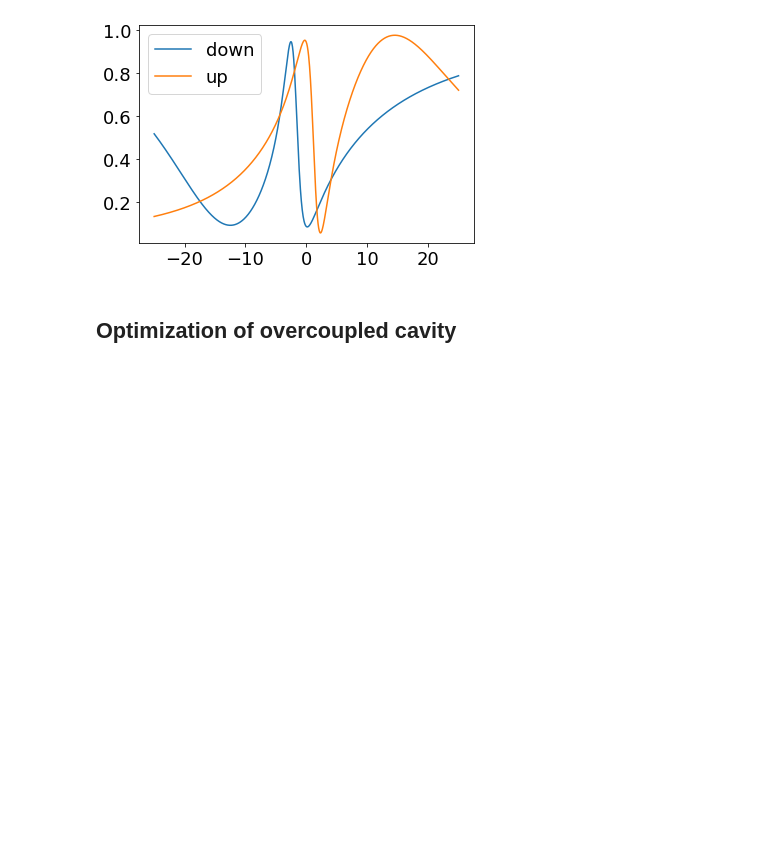
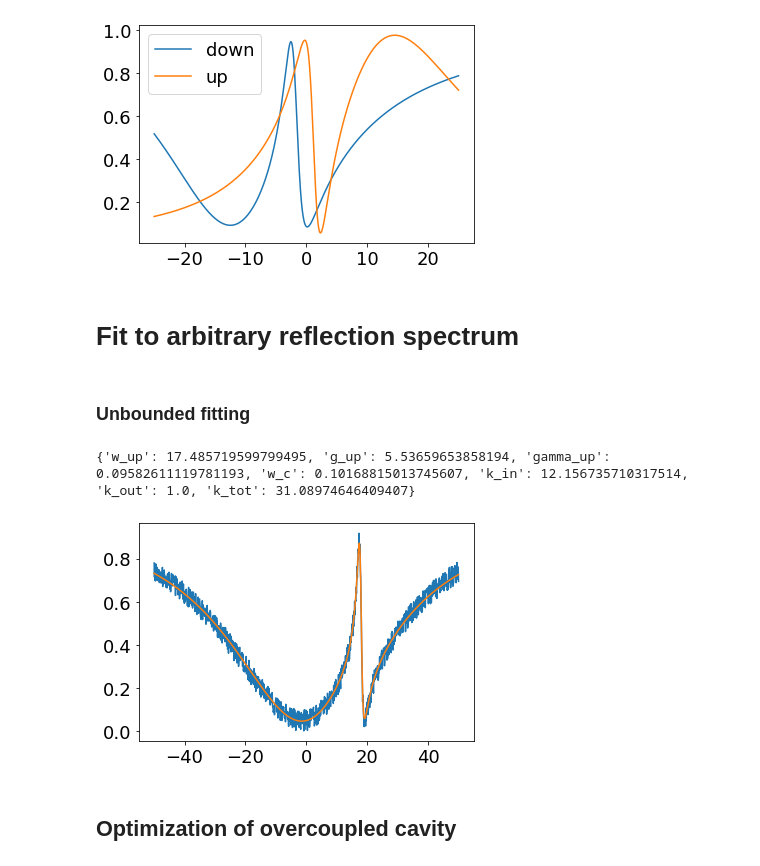
Before and after one commit to huanyanqi/siv-cqed-model, a Jupyter notebook: notebooks/CavityQED_Demo.ipynb, the cells around one changed output. Drawn from its saved outputs; the diff is of its cells as text; code cells hidden in the pictures; blank space fills up the shorter version.

Commit message:
Implement basic fitting of  reflectance function

```diff
--- a/notebooks/CavityQED_Demo.ipynb
+++ b/notebooks/CavityQED_Demo.ipynb
@@ -53,6 +53,29 @@ plt.legend()
 <matplotlib.legend.Legend at 0x...>
 [figure]
 [figure]
+# %% [markdown]
+# Fit to arbitrary reflection spectrum
+# %% [markdown]
+### Unbounded fitting
+# %%
+w_arr = np.linspace(-50, 50, 1000)
+c = Cavity()
+data = c.reflectance(w_arr, 1) + np.random.random(len(w_arr)) * 0.1 # Generate data
+plt.plot(w_arr, data)
+
+popt, cov = c.fit_reflection(w_arr, data,
+                            p0=[1, 1, 1, 0, 1, 1, 1],
+                            bounds=([-np.inf, -np.inf, -np.inf, -np.inf, -np.inf, -np.inf, -np.inf],
+                                    [np.inf, np.inf, np.inf, np.inf, np.inf, np.inf, np.inf]))
+# Equivalent
+# popt, cov = c.fit_reflection(w_arr, data)
+
+print(popt)
+plt.plot(w_arr, c.reflectance_fn_fit(w_arr, **popt))
+plt.show()
+# %% [output]
+{'w_up': 17.485719599799495, 'g_up': 5.53659653858194, 'gamma_up': 0.09582611119781193, 'w_c': 0.10168815013745607, 'k_in': 12.156735710317514, 'k_out': 1.0, 'k_tot': 31.08974646409407}
+[figure, added]
 # %% [markdown]
 ## Optimization of overcoupled cavity
 # %%
```
Also changed, not shown: 1 other file.
